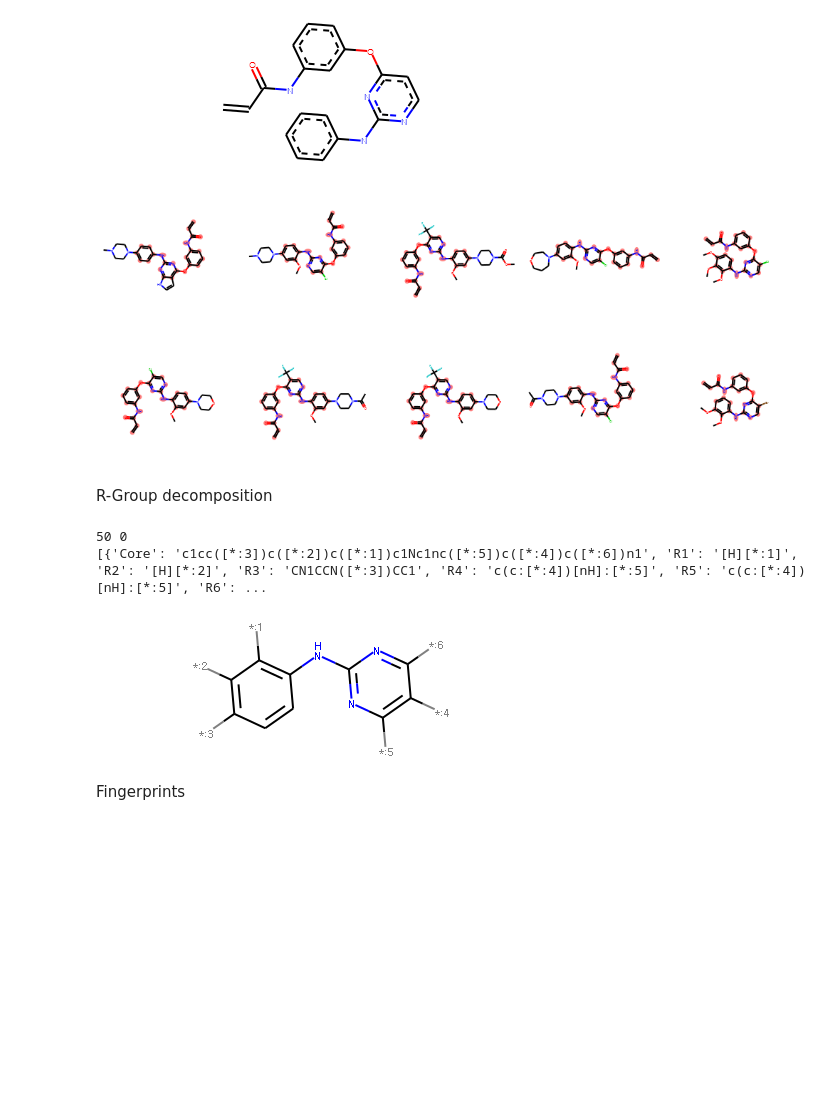
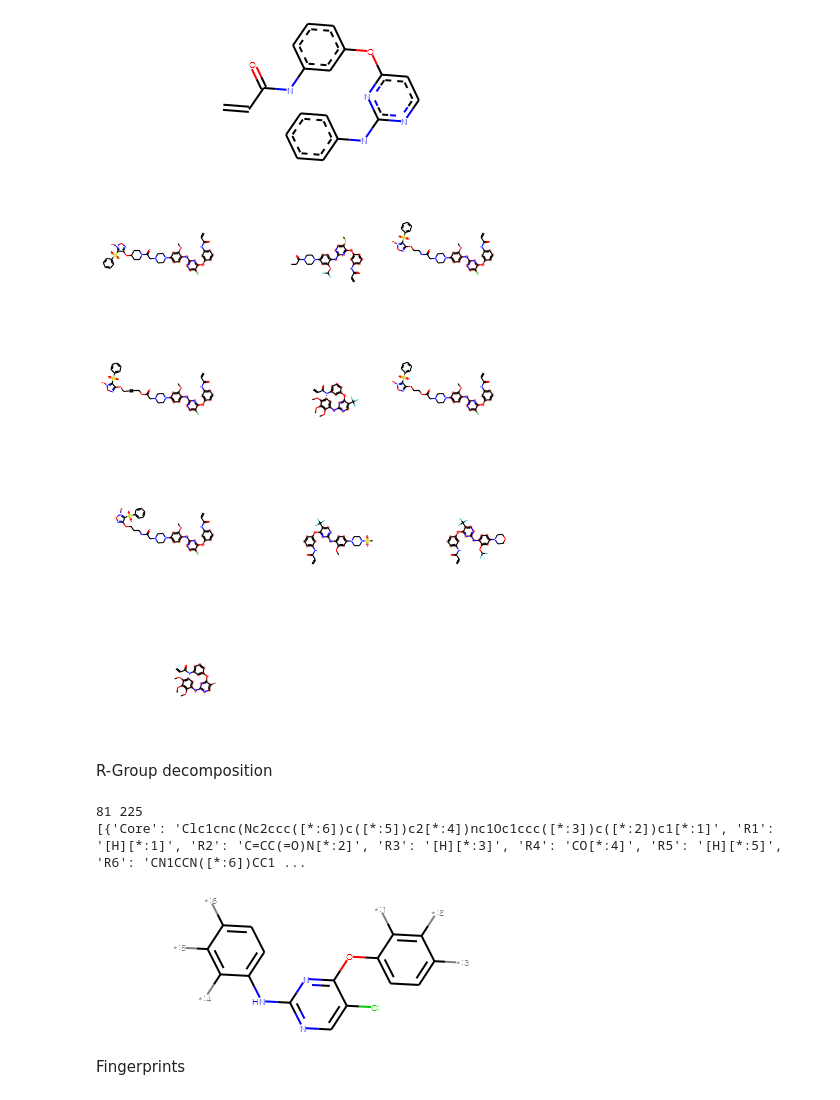
Before and after one commit to chchae/VSCourse, a Jupyter notebook: rdkit/RDKit_Tuturial_01.ipynb, the cells around one changed output. Cells and saved outputs as stored; diff of their text form; code cells hidden in the pictures; blank space fills up the shorter version.

```diff
--- a/rdkit/RDKit_Tuturial_01.ipynb
+++ b/rdkit/RDKit_Tuturial_01.ipynb
@@ -112,7 +103,7 @@ Draw.MolsToGridImage( mols_egfr[0:10], molsPerRow=4, subImgSize=(300,300) )
 # %% [markdown]
 Substructure search
 # %%
-smiles = 'COc1cc(ccc1Nc1ncc(Cl)c(Oc2ccccc2)n1)N1CCNCC1'
+smiles = 'c1cc(ccc1Nc1ncc(Cl)c(Oc2ccccc2)n1)'
 query = Chem.MolFromSmiles( smiles )
 AllChem.Compute2DCoords(query)
 query
@@ -131,7 +121,0 @@ Found =  70  from  306
-# %%
-result = [ x for x in mols_egfr if x.HasSubstructMatch(query) ]
-print( "Found = ", len( result ), " from ", len( mols_egfr ) )
-for m in result:
-    AllChem.GenerateDepictionMatching2DStructure( m, query )
-
-Draw.MolsToGridImage( result[:10], molsPerRow=4, subImgSize=(300,300), highlightAtomLists=[ m.GetSubstructMatch(query) for m in result ]  )
@@ -143,16 +124,16 @@ MCS
 # %%
 from rdkit.Chem import rdFMCS
 
-mols_sub = mols_egfr[:10]
+mols_sub = mols_egfr[:20]
 mcsf = rdFMCS.FindMCS( mols_sub )
 mcs = Chem.MolFromSmarts( mcsf.smartsString )
 mcs
 # %% [output]
 [figure]
 # %%
-Draw.MolsToGridImage( mols_sub, molsPerRow=5, subImgSize=(200,200), highlightAtomLists=[ m.GetSubstructMatch(mcs) for m in mols_sub ] )
+Draw.MolsToGridImage( mols_sub[:10], molsPerRow=3, subImgSize=(250,250), highlightAtomLists=[ m.GetSubstructMatch(mcs) for m in mols_sub ] )
 # %% [output]
-[figure, old version]
+[figure, new version]
 # %% [markdown]
 R-Group decomposition
 # %%
@@ -160,15 +141,16 @@ from rdkit.Chem import rdRGroupDecomposition as rdRGD
 
 mcsf = rdFMCS.FindMCS( mols_egfr )
 mcs = Chem.MolFromSmarts( mcsf.smartsString )
+mcs = query
 
-matched,unmatched = rdRGD.RGroupDecompose([mcs],mols_egfr[:50],asSmiles=True)
+matched,unmatched = rdRGD.RGroupDecompose([mcs],mols_egfr[:],asSmiles=True)
 print( len(matched), len(unmatched) )
 print( matched[:3] )
-Chem.MolFromSmiles( matched[0]['Core'])
+Chem.MolFromSmiles( matched[4]['Core'])
 # %% [output]
-50 0
-[{'Core': 'c1cc([*:3])c([*:2])c([*:1])c1Nc1nc([*:5])c([*:4])c([*:6])n1', 'R1': '[H][*:1]', 'R2': '[H][*:2]', 'R3': 'CN1CCN([*:3])CC1', 'R4': 'c(c:[*:4])[nH]:[*:5]', 'R5': 'c(c:[*:4])[nH]:[*:5]', 'R6': ...
+81 225
+[{'Core': 'Clc1cnc(Nc2ccc([*:6])c([*:5])c2[*:4])nc1Oc1ccc([*:3])c([*:2])c1[*:1]', 'R1': '[H][*:1]', 'R2': 'C=CC(=O)N[*:2]', 'R3': '[H][*:3]', 'R4': 'CO[*:4]', 'R5': '[H][*:5]', 'R6': 'CN1CCN([*:6])CC1 ...
-[figure, old version]
+[figure, new version]
 # %% [markdown]
 Fingerprints
 # %%
```
Also changed, not shown: parts of 31 cells of this notebook.
